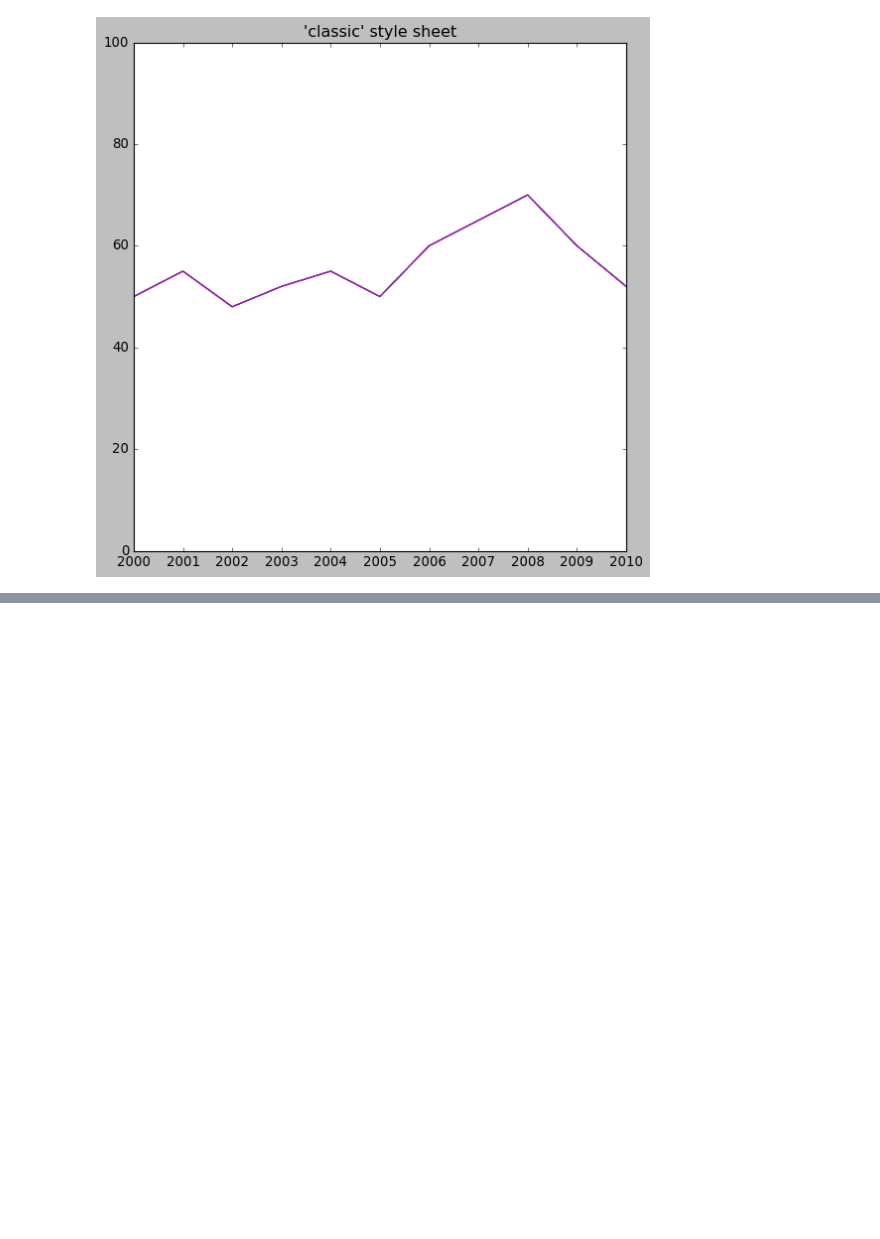
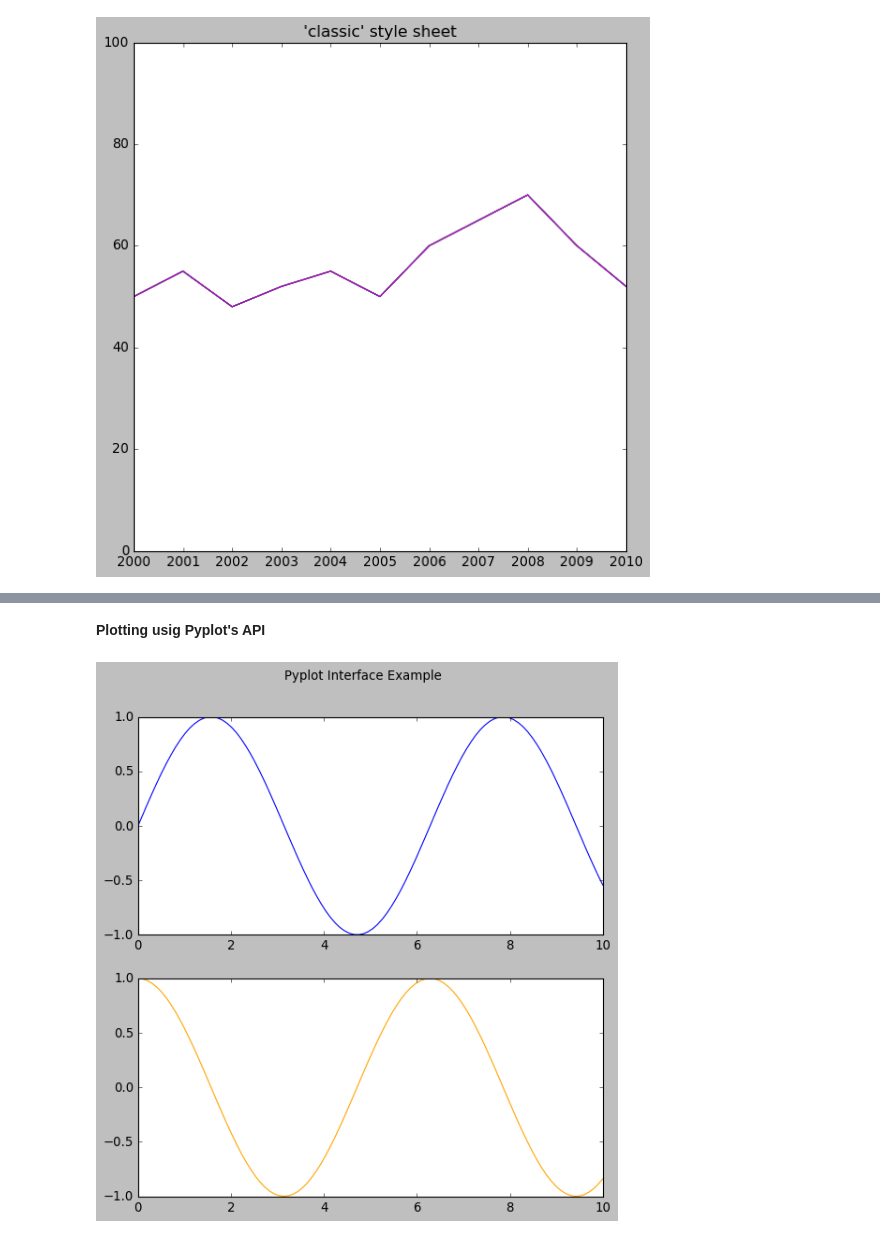
Before and after one commit to Tyler9937/Data-Science-and-Computer-Science-Fundamentals, a Jupyter notebook: Statistics Fundementals/Data Wrangling and Storytelling/Make Explanatory Visualizations.ipynb, the cells around one changed output, grey strips where cells are left out. Drawn from its saved outputs; the diff is of its cells as text; code cells hidden in the pictures; blank space fills up the shorter version.

```diff
--- a/Statistics Fundementals/Data Wrangling and Storytelling/Make Explanatory Visualizations.ipynb
+++ b/Statistics Fundementals/Data Wrangling and Storytelling/Make Explanatory Visualizations.ipynb
@@ -138,0 +179,27 @@ plt.show()
+# %% [markdown]
+**Plotting usig Pyplot's API**
+# %%
+# Create the x-axis data
+x = np.linspace(0, 10, 100)
+y1 = np.sin(x)
+y2 = np.cos(x)
+
+# Create a plot figure
+plt.figure(figsize=(8,8))
+
+# Create the top subplot (plot within a plot)
+# (2 rows, 1 column, position 1)
+plt.subplot(2,1,1)
+plt.plot(x, y1, color='b')
+
+# Create the bottom subplot
+plt.subplot(2,1,2)
+plt.plot(x, y2, color='orange')
+
+# Add a title to the figure (not the subplots)
+plt.suptitle('Pyplot Interface Example');
+
+# Show the plot
+plt.show()
+# %% [output]
+[figure, added]
```
Also changed, not shown: parts of 6 cells of this notebook.
